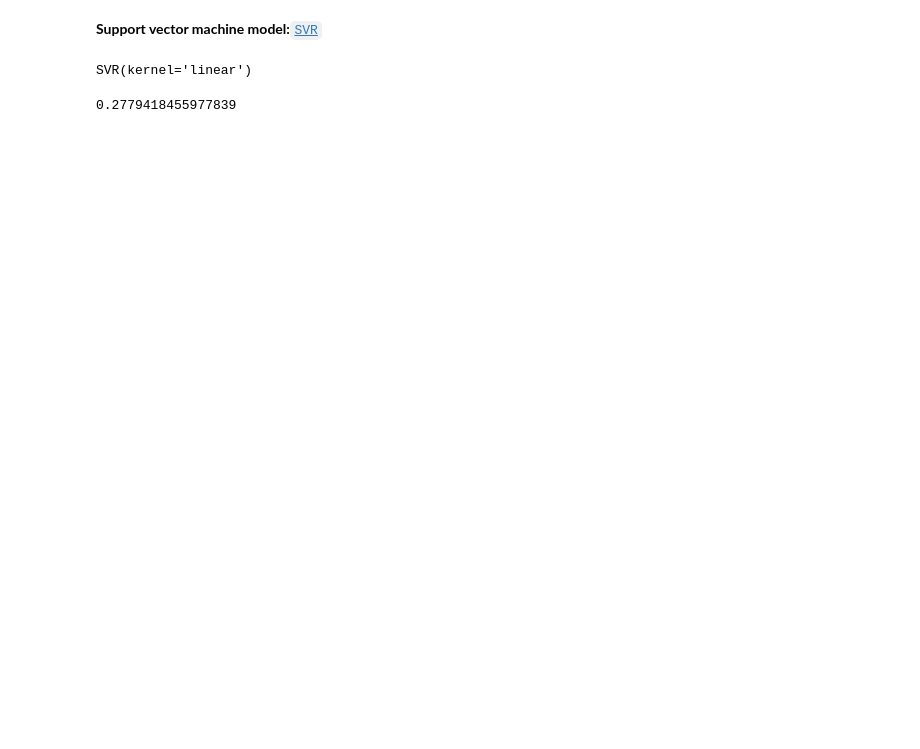
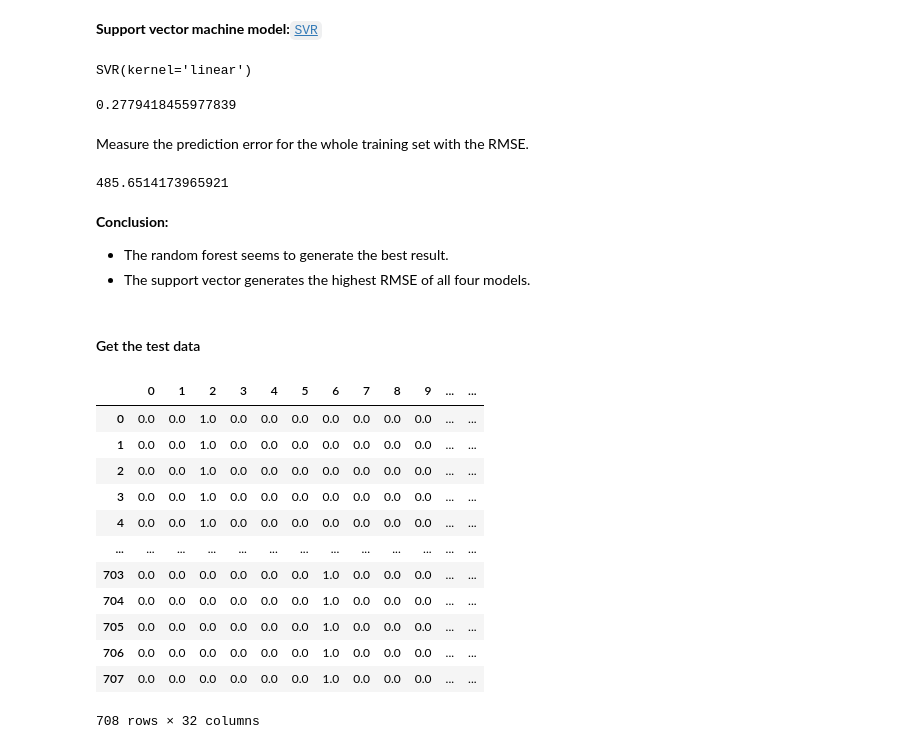
Before and after one commit to faberfred/uber-pickup-prediction, a Jupyter notebook: Uber-pickups-timeseries.ipynb, the cells around one changed output. Cells and saved outputs as stored; diff of their text form; code cells hidden in the pictures; blank space fills up the shorter version.

Commit message:
feat: Add error calculation for the training phases.

```diff
--- a/Uber-pickups-timeseries.ipynb
+++ b/Uber-pickups-timeseries.ipynb
@@ -751,3 +775,36 @@ SVR(kernel='linear')
 svmReg.score(X_train_prep, y_train)
 # %% [output]
 0.2779418455977839
+# %% [markdown]
+Measure the prediction error for the whole training set with the RMSE.
+# %%
+pickup_prediction = svmReg.predict(X_train_prep)
+
+svmReg_mse = mean_squared_error(y_train, pickup_prediction)
+svmReg_rmse = np.sqrt(svmReg_mse)
+svmReg_rmse
+# %% [output]
+485.6514173965921
+# %% [markdown]
+**Conclusion:**
+* The random forest seems to generate the best result.
+* The support vector generates the highest RMSE of all four models.
+# %% [markdown]
+#### Get the test data
+# %%
+X_test, y_test = preprocess_month('september_data')
+X_test
+# %% [output]
+|  | 0 | 1 | 2 | 3 | 4 | 5 | 6 | 7 | 8 | 9 | ... | ... |
+| 0 | 0.0 | 0.0 | 1.0 | 0.0 | 0.0 | 0.0 | 0.0 | 0.0 | 0.0 | 0.0 | ... | ... |
+| 1 | 0.0 | 0.0 | 1.0 | 0.0 | 0.0 | 0.0 | 0.0 | 0.0 | 0.0 | 0.0 | ... | ... |
+| 2 | 0.0 | 0.0 | 1.0 | 0.0 | 0.0 | 0.0 | 0.0 | 0.0 | 0.0 | 0.0 | ... | ... |
+| 3 | 0.0 | 0.0 | 1.0 | 0.0 | 0.0 | 0.0 | 0.0 | 0.0 | 0.0 | 0.0 | ... | ... |
+| 4 | 0.0 | 0.0 | 1.0 | 0.0 | 0.0 | 0.0 | 0.0 | 0.0 | 0.0 | 0.0 | ... | ... |
+| ... | ... | ... | ... | ... | ... | ... | ... | ... | ... | ... | ... | ... |
+| 703 | 0.0 | 0.0 | 0.0 | 0.0 | 0.0 | 0.0 | 1.0 | 0.0 | 0.0 | 0.0 | ... | ... |
+| 704 | 0.0 | 0.0 | 0.0 | 0.0 | 0.0 | 0.0 | 1.0 | 0.0 | 0.0 | 0.0 | ... | ... |
+| 705 | 0.0 | 0.0 | 0.0 | 0.0 | 0.0 | 0.0 | 1.0 | 0.0 | 0.0 | 0.0 | ... | ... |
+| 706 | 0.0 | 0.0 | 0.0 | 0.0 | 0.0 | 0.0 | 1.0 | 0.0 | 0.0 | 0.0 | ... | ... |
+| 707 | 0.0 | 0.0 | 0.0 | 0.0 | 0.0 | 0.0 | 1.0 | 0.0 | 0.0 | 0.0 | ... | ... |
+708 rows × 32 columns
```
Also changed, not shown: parts of 5 cells of this notebook.
